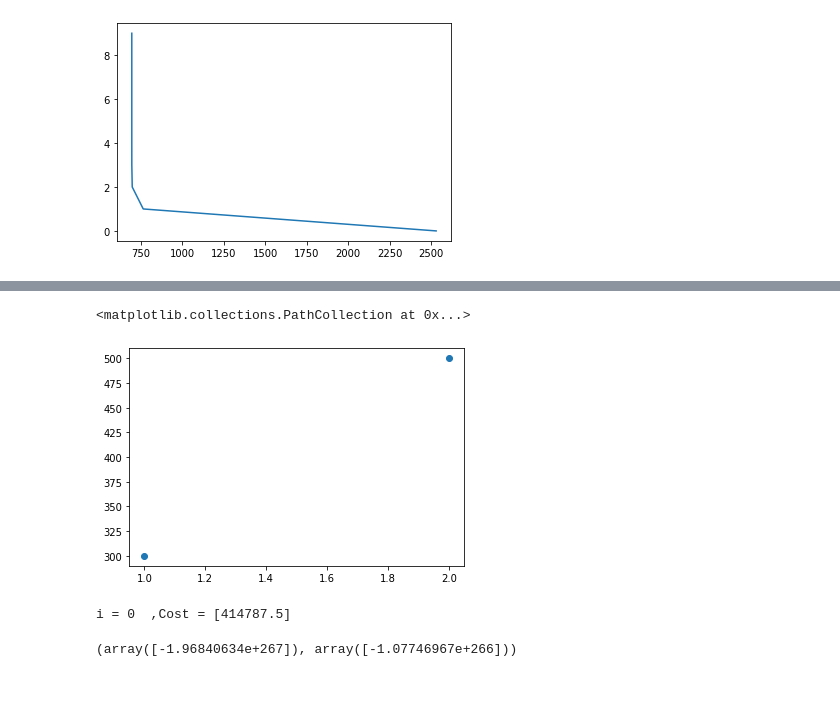
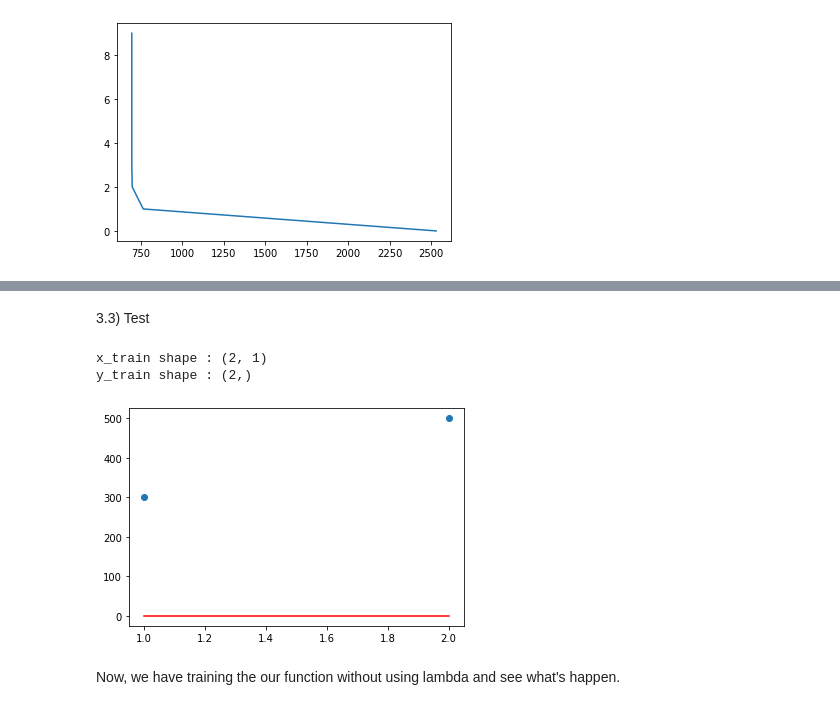
Before and after one commit to youneseltrach/ML_algo, a Jupyter notebook: Linear_Regression.ipynb, the cells around one changed output, grey strips where cells are left out. Cells and saved outputs as stored; diff of their text form; code cells hidden in the pictures.

```diff
--- a/Linear_Regression.ipynb
+++ b/Linear_Regression.ipynb
@@ -405,19 +393,44 @@ def gradient_descent_2 (x,y,w,b,itr,alpha,lambda_, cost_function, compute_gradie
       print (f"i = {i}  ,Cost = {cost_history[-1]}")
 
   return w_i, b_i
-# %%
-plt.scatter (x_train, y_train)
-# %% [output]
-<matplotlib.collections.PathCollection at 0x...>
-[figure, removed]
+# %% [markdown]
+3.3) Test
+# %%
+# generate data set
+x_train = np.array([1.0, 2.0])
+y_train = np.array([300.0, 500.0])
+x_train = x_train.reshape(2,1)
+print ('x_train shape :',x_train.shape)
+print ('y_train shape :',y_train.shape)
+# %% [output]
+x_train shape : (2, 1)
+y_train shape : (2,)
+# %%
+# instantiate the parammter
+w = 0
+b = 0
+# %%
+plt.plot(x_train,w*x_train+b, c='red')
+plt.scatter (x_train, y_train)
+plt.show()
+# %% [output]
+[figure, added]
+# %% [markdown]
+Now, we have training the our function without using lambda and see what's happen.
 # %%
-w = 0
-b = 0
-itr = 1000
-alpha = 0.1
-lambda_ =20
-w_f,b_f = gradient_descent_2(x_train, y_train,w,b,itr, alpha, lambda_, cost_function_2, compute_gradient_2)
-w_f,b_f
+def case_lambda(x_train, y_train, lambda_, cost_function_2, compute_gradient_2):
+
+  iteration = lambda_
+  if lambda_ == iteration:
+    iteration = 1
+  for i in range (iteration):
+    w = 0
+    b = 0
+    itr = 100
+    alpha = 0.1
+    w_f,b_f = gradient_descent_2(x_train, y_train,w,b,itr, alpha, lambda_, cost_function_2, compute_gradient_2)
+    # plot lambda
+    plt.title (f"lambda = {i}")
+    plt.plot(x_train,w_f*x_train+b_f, c='red')
+    plt.scatter (x_train, y_train)
+    plt.show()
-# %% [output]
-i = 0  ,Cost = [414787.5]
-(array([-1.96840634e+267]), array([-1.07746967e+266]))
```
Also changed, not shown: parts of 14 cells of this notebook.
